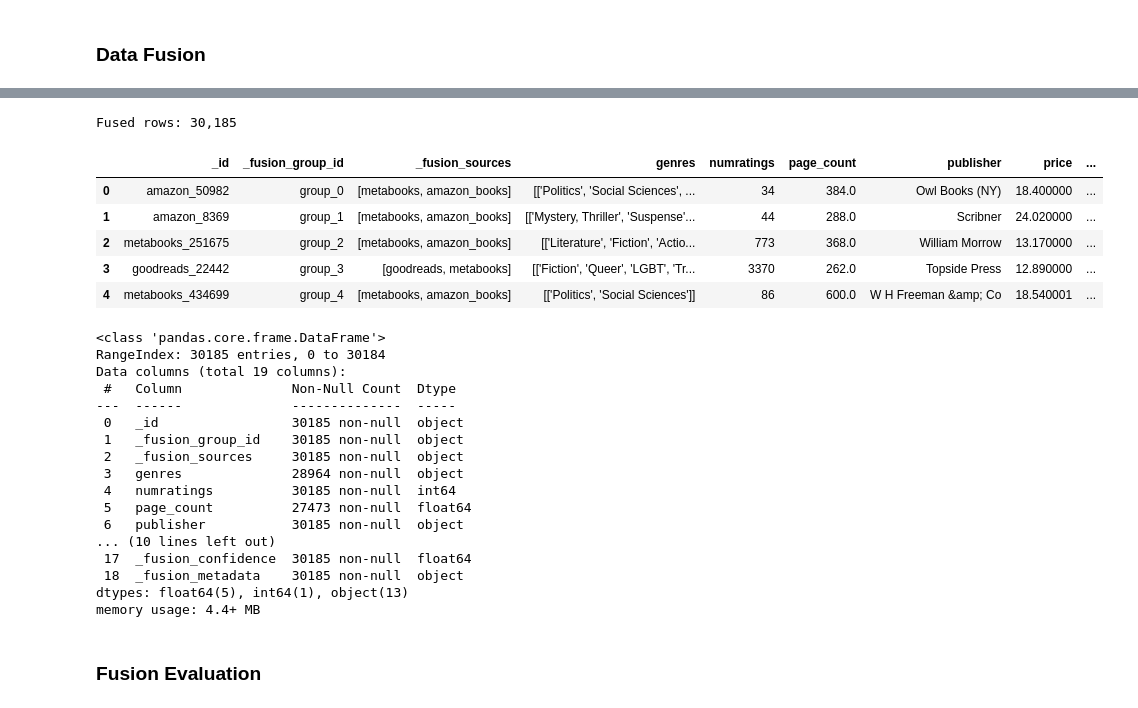
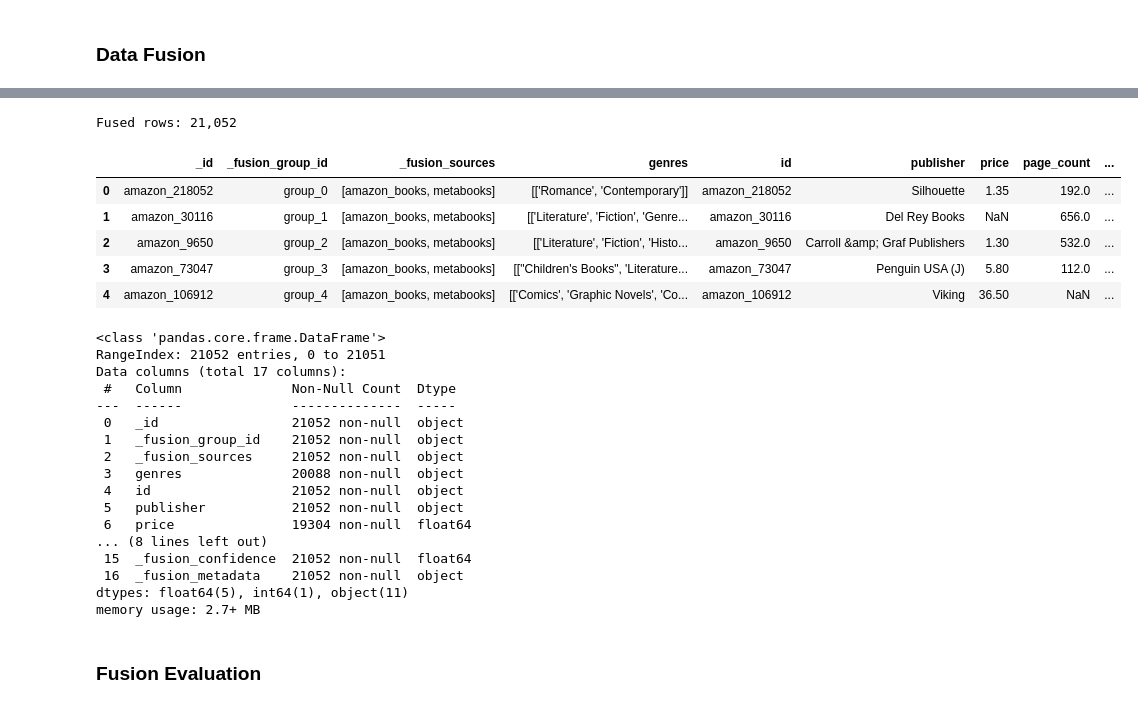
Before and after one commit to gdebus/data-integration-team-project, a Jupyter notebook: books-integration/books_data_final_workflow_tokenblocker.ipynb, the cells around one changed output, grey strips where cells are left out. Saved outputs shown, nothing was run; the diff lists cells and outputs as text; code cells hidden in the pictures.

Commit message:
token blocker pipeline

```diff
--- a/books-integration/books_data_final_workflow_tokenblocker.ipynb
+++ b/books-integration/books_data_final_workflow_tokenblocker.ipynb
@@ -432,43 +443,43 @@ strategy.add_attribute_fuser('rating', prefer_higher_trust, trust_key="trust_sco
 strategy.add_attribute_fuser('genres', union)
 # %%
 engine = DataFusionEngine(strategy, debug=True, debug_format='json',
-                          debug_file= PIPELINE_DIR / "debug_fusion_ml_sn_blocker.jsonl")
+                          debug_file= PIPELINE_DIR / "debug_fusion_ml_tb_sample.jsonl")
 
-fused_ml_snblocker = engine.run(
+fused_ml_tblocker = engine.run(
     datasets=[amazon_books, metabooks, goodreads],
     correspondences=all_correspondences,
     id_column="id",
     include_singletons=False,
 )
 
-print(f'Fused rows: {len(fused_ml_snblocker):,}')
-display(fused_ml_snblocker.head())
+print(f'Fused rows: {len(fused_ml_tblocker):,}')
+display(fused_ml_tblocker.head())
 # %% [output]
-Fused rows: 30,185
+Fused rows: 21,052
-|  | _id | _fusion_group_id | _fusion_sources | genres | numratings | page_count | publisher | price | ... |
-| 0 | amazon_50982 | group_0 | [metabooks, amazon_books] | [['Politics', 'Social Sciences', ... | 34 | 384.0 | Owl Books (NY) | 18.400000 | ... |
-| 1 | amazon_8369 | group_1 | [metabooks, amazon_books] | [['Mystery, Thriller', 'Suspense'... | 44 | 288.0 | Scribner | 24.020000 | ... |
-| 2 | metabooks_251675 | group_2 | [metabooks, amazon_books] | [['Literature', 'Fiction', 'Actio... | 773 | 368.0 | William Morrow | 13.170000 | ... |
-| 3 | goodreads_22442 | group_3 | [goodreads, metabooks] | [['Fiction', 'Queer', 'LGBT', 'Tr... | 3370 | 262.0 | Topside Press | 12.890000 | ... |
-| 4 | metabooks_434699 | group_4 | [metabooks, amazon_books] | [['Politics', 'Social Sciences']] | 86 | 600.0 | W H Freeman &amp; Co | 18.540001 | ... |
+|  | _id | _fusion_group_id | _fusion_sources | genres | id | publisher | price | page_count | ... |
+| 0 | amazon_218052 | group_0 | [amazon_books, metabooks] | [['Romance', 'Contemporary']] | amazon_218052 | Silhouette | 1.35 | 192.0 | ... |
+| 1 | amazon_30116 | group_1 | [amazon_books, metabooks] | [['Literature', 'Fiction', 'Genre... | amazon_30116 | Del Rey Books | NaN | 656.0 | ... |
+| 2 | amazon_9650 | group_2 | [amazon_books, metabooks] | [['Literature', 'Fiction', 'Histo... | amazon_9650 | Carroll &amp; Graf Publishers | 1.30 | 532.0 | ... |
+| 3 | amazon_73047 | group_3 | [amazon_books, metabooks] | [["Children's Books", 'Literature... | amazon_73047 | Penguin USA (J) | 5.80 | 112.0 | ... |
+| 4 | amazon_106912 | group_4 | [amazon_books, metabooks] | [['Comics', 'Graphic Novels', 'Co... | amazon_106912 | Viking | 36.50 | NaN | ... |
 # %%
-fused_ml_snblocker.info()
+fused_ml_tblocker.info()
 # %% [output]
 <class 'pandas.core.frame.DataFrame'>
-RangeIndex: 30185 entries, 0 to 30184
-Data columns (total 19 columns):
+RangeIndex: 21052 entries, 0 to 21051
+Data columns (total 17 columns):
  #   Column              Non-Null Count  Dtype
 ---  ------              --------------  -----
- 0   _id                 30185 non-null  object
- 1   _fusion_group_id    30185 non-null  object
- 2   _fusion_sources     30185 non-null  object
- 3   genres              28964 non-null  object
- 4   numratings          30185 non-null  int64
- 5   page_count          27473 non-null  float64
- 6   publisher           30185 non-null  object
-... (10 lines left out)
- 17  _fusion_confidence  30185 non-null  float64
- 18  _fusion_metadata    30185 non-null  object
-dtypes: float64(5), int64(1), object(13)
-memory usage: 4.4+ MB
+ 0   _id                 21052 non-null  object
+ 1   _fusion_group_id    21052 non-null  object
+ 2   _fusion_sources     21052 non-null  object
+ 3   genres              20088 non-null  object
+ 4   id                  21052 non-null  object
+ 5   publisher           21052 non-null  object
+ 6   price               19304 non-null  float64
+... (8 lines left out)
+ 15  _fusion_confidence  21052 non-null  float64
+ 16  _fusion_metadata    21052 non-null  object
+dtypes: float64(5), int64(1), object(11)
+memory usage: 2.7+ MB
 # %%
```
Also changed, not shown: parts of 13 cells of this notebook, 12 other files.
